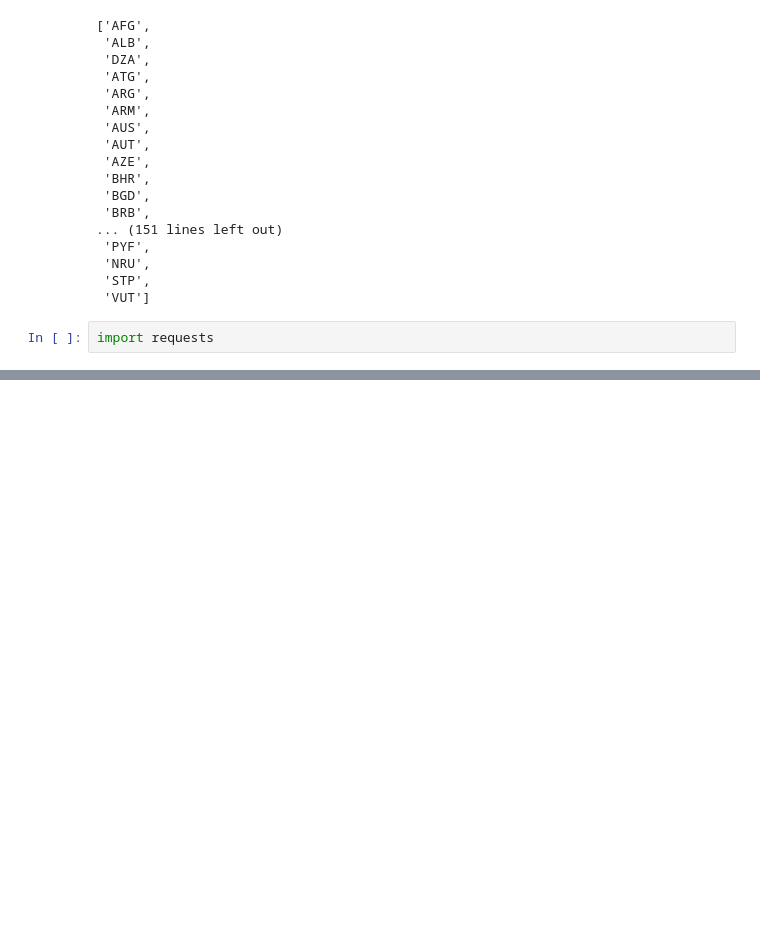
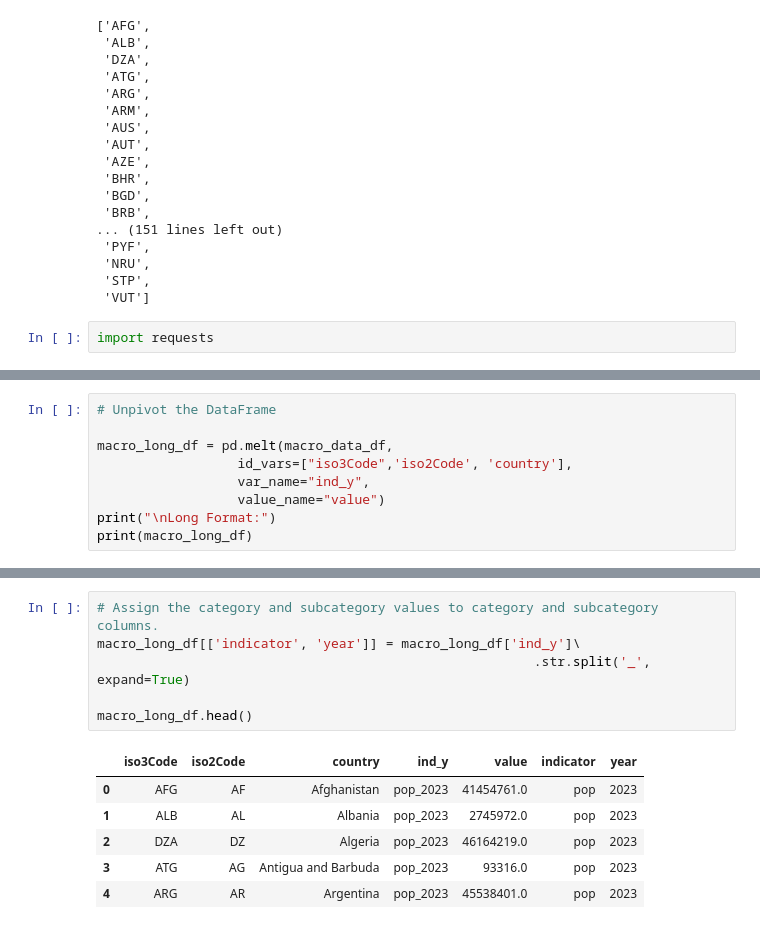
Before and after one commit to nazimben25/project3_group4, a Jupyter notebook: immigration.ipynb, the cells around one changed output, grey strips where cells are left out. Saved outputs shown, nothing was run; the diff lists cells and outputs as text; blank space fills up the shorter version.

```diff
--- a/immigration.ipynb
+++ b/immigration.ipynb
@@ -515 +540,10 @@ macro_data_df
 167 rows × 21 columns
+# %%
+# Unpivot the DataFrame
+
+macro_long_df = pd.melt(macro_data_df,
+                  id_vars=["iso3Code",'iso2Code', 'country'],
+                  var_name="ind_y",
+                  value_name="value")
+print("\nLong Format:")
+print(macro_long_df)
@@ -515,0 +566,13 @@ macro_data_df
+# %%
+# Assign the category and subcategory values to category and subcategory columns.
+macro_long_df[['indicator', 'year']] = macro_long_df['ind_y']\
+                                                        .str.split('_', expand=True)
+
+macro_long_df.head()
+# %% [output]
+|  | iso3Code | iso2Code | country | ind_y | value | indicator | year |
+| 0 | AFG | AF | Afghanistan | pop_2023 | 41454761.0 | pop | 2023 |
+| 1 | ALB | AL | Albania | pop_2023 | 2745972.0 | pop | 2023 |
+| 2 | DZA | DZ | Algeria | pop_2023 | 46164219.0 | pop | 2023 |
+| 3 | ATG | AG | Antigua and Barbuda | pop_2023 | 93316.0 | pop | 2023 |
+| 4 | ARG | AR | Argentina | pop_2023 | 45538401.0 | pop | 2023 |
```
Also changed, not shown: parts of 10 cells of this notebook, 1 other file.
